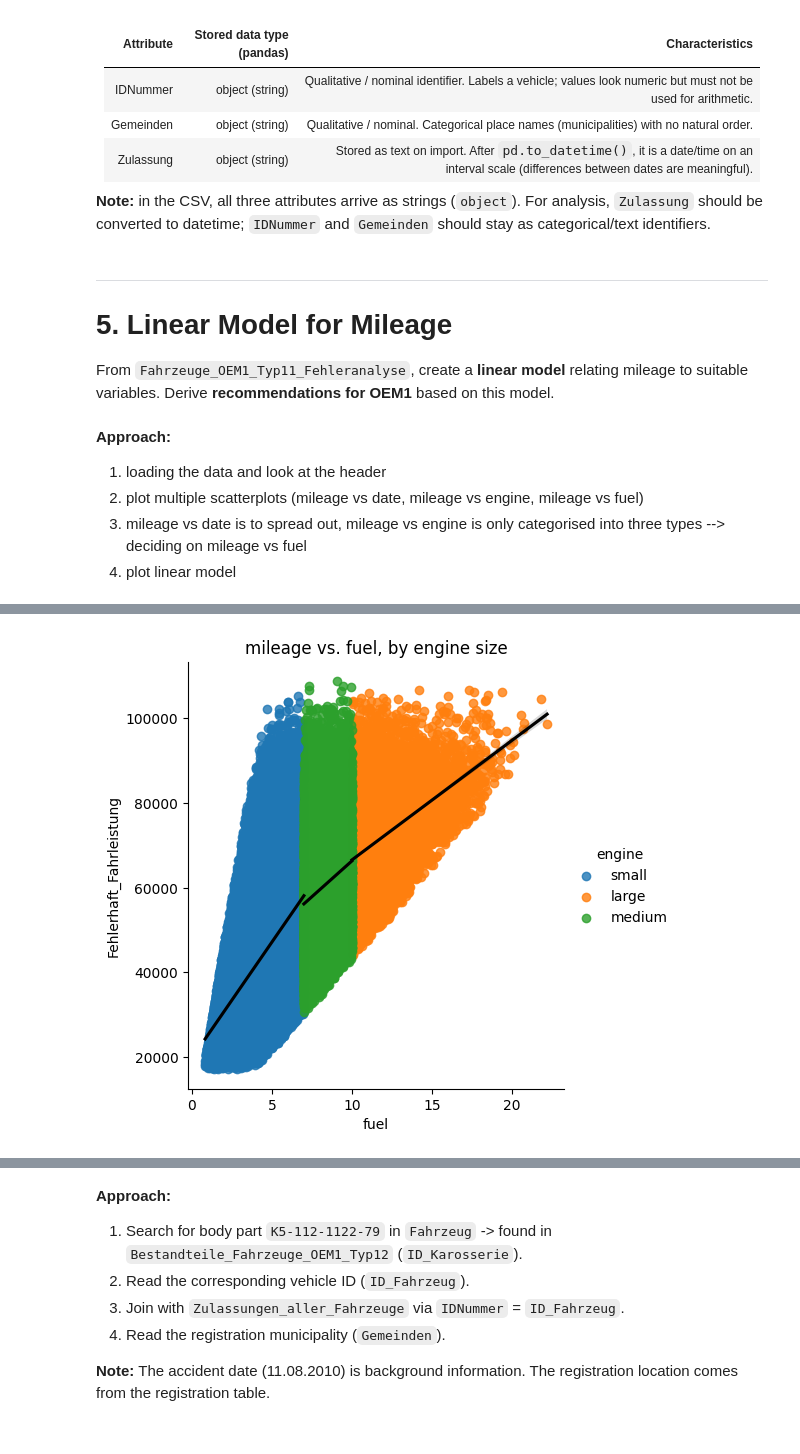
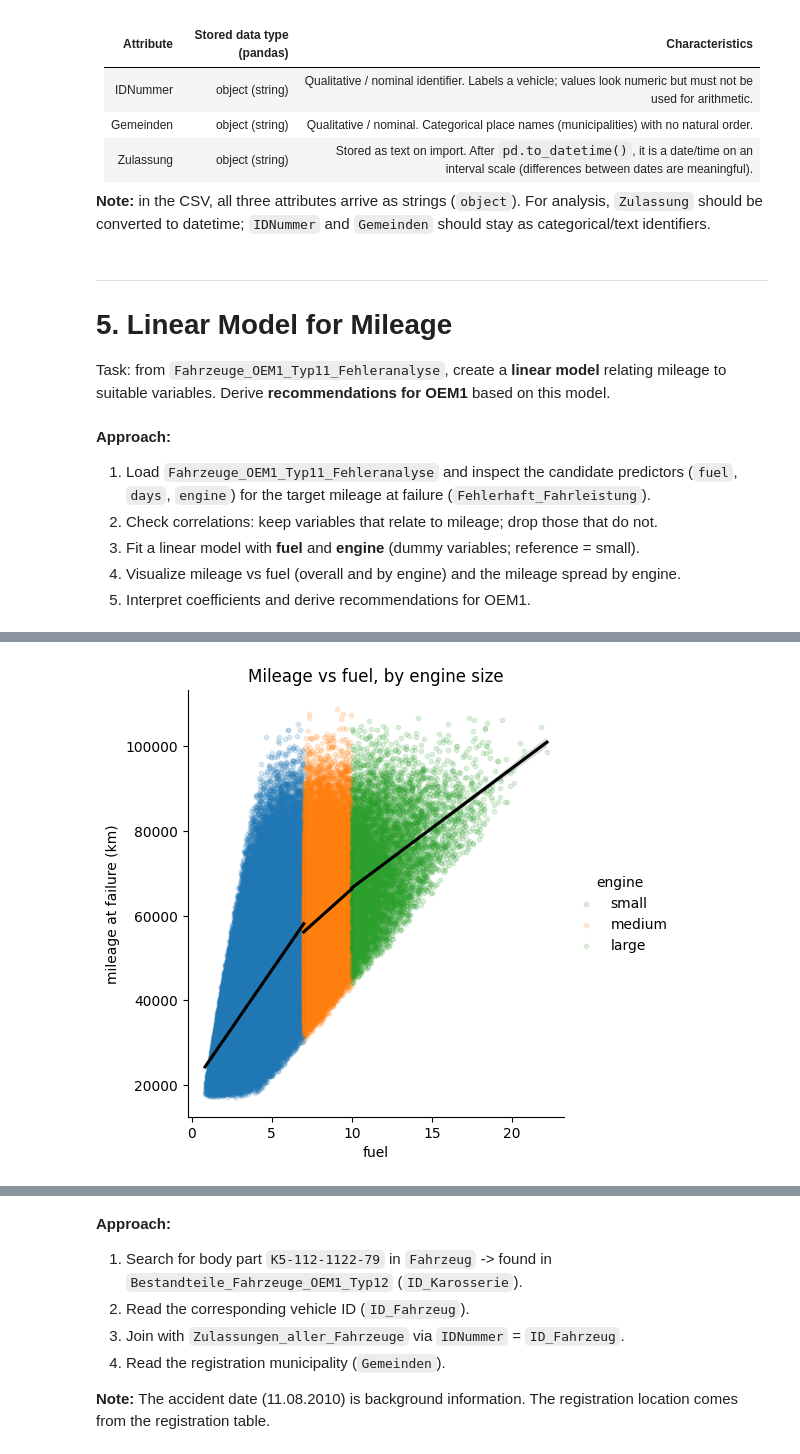
Before and after one commit to willi1234567899/IDA-SoSe26, a Jupyter notebook: SoSe26_General_Tasks_Group_38.ipynb, the cells around one changed output, grey strips where cells are left out. Cells and saved outputs as stored; diff of their text form; code cells hidden in the pictures.

Commit message:
Task 5 refinement & HTML export

```diff
--- a/SoSe26_General_Tasks_Group_38.ipynb
+++ b/SoSe26_General_Tasks_Group_38.ipynb
@@ -61,16 +61,10 @@ komponente_k7.head(3)
 | 3 | K7-114-1142-3 | 2008-11-13 | 114 | 1142 | 0 |
 # %%
 # merge and calculate logistics delay
-logistics_delay = komponente_k7.merge(
-    logistikverzug_k7[["IDNummer", "Wareneingang"]],
-    on="IDNummer",
-    how="inner",
-)
+logistics_delay = komponente_k7.merge(logistikverzug_k7[["IDNummer", "Wareneingang"]], on="IDNummer", how="inner")
 
 logistics_delay["Ausgabedatum"] = logistics_delay["Produktionsdatum"] + pd.Timedelta(days=1)
-logistics_delay["Verzug_Tage"] = (
-    logistics_delay["Wareneingang"] - logistics_delay["Ausgabedatum"]
-).dt.days
+logistics_delay["Verzug_Tage"] = (logistics_delay["Wareneingang"] - logistics_delay["Ausgabedatum"]).dt.days
 
 print("Rows:", len(logistics_delay))
 print(logistics_delay["Verzug_Tage"].describe())
@@ -245,8 +236,7 @@ AIC comparison (lower AIC = better):
 # Working days = Mon–Fri only between issue date and receipt
 logistics_delay["Verzug_Arbeitstage"] = np.busday_count(
     logistics_delay["Ausgabedatum"].values.astype("datetime64[D]"),
-    logistics_delay["Wareneingang"].values.astype("datetime64[D]"),
-)
+    logistics_delay["Wareneingang"].values.astype("datetime64[D]"))
 
 wd = logistics_delay["Verzug_Arbeitstage"]
 mean_wd = wd.mean()
@@ -535,37 +518,54 @@ dtype: object
 
 # 5. Linear Model for Mileage
 
-From `Fahrzeuge_OEM1_Typ11_Fehleranalyse`, create a **linear model** relating mileage to suitable variables. Derive **recommendations for OEM1** based on this model.
+Task: from `Fahrzeuge_OEM1_Typ11_Fehleranalyse`, create a **linear model** relating mileage to suitable variables. Derive **recommendations for OEM1** based on this model.
 # %% [markdown]
 **Approach:**
 
-1. loading the data and look at the header
-2. plot multiple scatterplots (mileage vs date, mileage vs engine, mileage vs fuel)
-3. mileage vs date is to spread out, mileage vs engine is only categorised into three types --> deciding on mileage vs fuel
-4. plot linear model
+1. Load `Fahrzeuge_OEM1_Typ11_Fehleranalyse` and inspect the candidate predictors (`fuel`, `days`, `engine`) for the target mileage at failure (`Fehlerhaft_Fahrleistung`).
+2. Check correlations: keep variables that relate to mileage; drop those that do not.
+3. Fit a linear model with **fuel** and **engine** (dummy variables; reference = small).
+4. Visualize mileage vs fuel (overall and by engine) and the mileage spread by engine.
+5. Interpret coefficients and derive recommendations for OEM1.
 # %%
-#load dataset
-OEM1  = pd.read_csv(DATA_DIR / "Fahrzeug" / "Fahrzeuge_OEM1_Typ11_Fehleranalyse.csv", sep=",", index_col=0)
+#Linear model: mileage at failure fuel + engine
+OEM1 = pd.read_csv(DATA_DIR / "Fahrzeug" / "Fahrzeuge_OEM1_Typ11_Fehleranalyse.csv", sep=",", index_col=0)
 
-# creating a linear model
+y = OEM1["Fehlerhaft_Fahrleistung"]
 
-X = OEM1[["fuel"]]
-y = OEM1["Fehlerhaft_Fahrleistung"]
+# variable selection: correlation with mileage
+print("Correlation with mileage (Fehlerhaft_Fahrleistung):")
+print(f"  fuel: {OEM1['fuel'].corr(y):.3f}")
+print(f"  days: {OEM1['days'].corr(y):.3f}")
+print("-> Exclude days (almost no linear association). Keep fuel and engine.\n")
+
+# Model: fuel + engine (reference category = small)
+OEM1["engine"] = pd.Categorical(OEM1["engine"], categories=["small", "medium", "large"])
+X = pd.get_dummies(OEM1[["fuel", "engine"]], columns=["engine"], drop_first=True)
 
 model = LinearRegression()
 model.fit(X, y)
 
-print("gradient:", round(model.coef_[0], 1))
-print("y-intercept:", round(model.intercept_, 1))
-print("R²:", round(model.score(X, y), 3))
+print("Model: mileage ~ fuel + engine (reference: small)")
+print(f"  intercept: {model.intercept_:.1f}")
+for name, coef in zip(X.columns, model.coef_):
+    print(f"  {name}: {coef:.1f}")
+print(f"  R²: {model.score(X, y):.3f}\n")
 
-print(OEM1.groupby("engine")["Fehlerhaft_Fahrleistung"].mean())
-print(OEM1.groupby("engine")["fuel"].mean().sort_values())
+# Comparison: fuel only
+model_fuel = LinearRegression().fit(OEM1[["fuel"]], y)
+print(f"Fuel-only model -> slope: {model_fuel.coef_[0]:.1f}, intercept: {model_fuel.intercept_:.1f}, R²: {model_fuel.score(OEM1[['fuel']], y):.3f}\n")
 
-# plotting the graph
-sns.lmplot(data=OEM1, x="fuel", y="Fehlerhaft_Fahrleistung", hue="engine",
-         line_kws=dict(color="black"))
-plt.title("mileage vs. fuel, by engine size")
+print("Mean mileage by engine:")
+print(OEM1.groupby("engine", observed=True)["Fehlerhaft_Fahrleistung"].mean().round(1))
+print("\nMean fuel by engine:")
+print(OEM1.groupby("engine", observed=True)["fuel"].mean().round(2))
 
+# Plot: mileage vs fuel by engine
+sns.lmplot(data=OEM1, x="fuel", y="Fehlerhaft_Fahrleistung", hue="engine", hue_order=["small", "medium", "large"],
+           scatter_kws=dict(alpha=0.15, s=10),line_kws=dict(color="black"))
+plt.xlabel("fuel")
+plt.ylabel("mileage at failure (km)")
+plt.title("Mileage vs fuel, by engine size")
 plt.show()
 # %% [output]
@@ -584,3 +588,3 @@ large     11.950987
 Name: fuel, dtype: float64
-[figure, old version]
+[figure, new version]
 # %%
```
Also changed, not shown: parts of 15 cells of this notebook, 1 other file.
